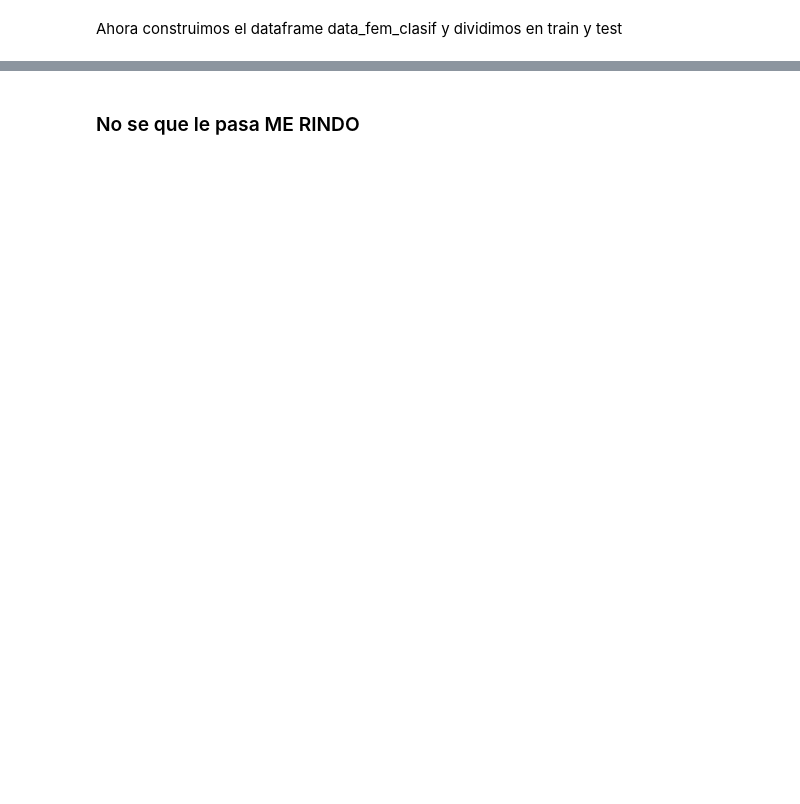
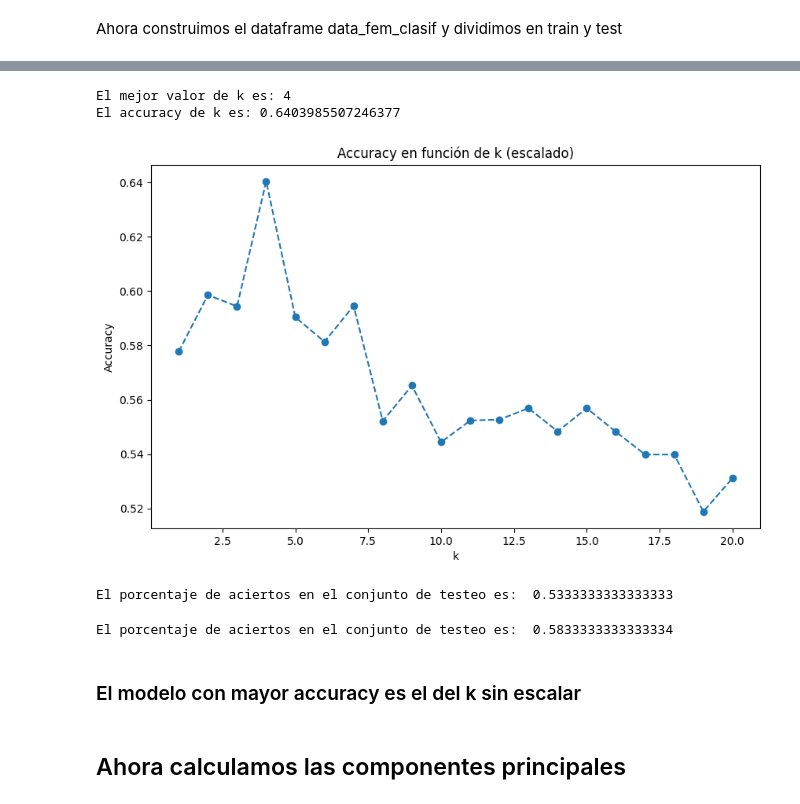
Before and after one commit to Gabrielnm7/LDD-Futbol-Analytics, a Jupyter notebook: Analysis.ipynb, the cells around one changed output, grey strips where cells are left out. Cells and saved outputs as stored; diff of their text form; code cells hidden in the pictures; blank space fills up the shorter version.

```diff
--- a/Analysis.ipynb
+++ b/Analysis.ipynb
@@ -674,2 +657,57 @@ You can try to debug the error by setting error_score='raise'.
-# %% [markdown]
-### No se que le pasa ME RINDO
+# %%
+# Ahora hacemos lo mismo pero escalando los datos
+scaler = StandardScaler()
+X_train_scaled = scaler.fit_transform(X_train)
+X_test_scaled = scaler.transform(X_test)
+
+resultados = []
+for k in range(1, 21):
+    modelo = KNeighborsClassifier(n_neighbors=k)
+    resultados.append(cross_val_score(modelo, X_train_scaled, y_train, cv=kfold, scoring="accuracy").mean())
+
+# Encuentra el valor de k con el puntaje más alto
+best_k = np.argmax(resultados) + 1
+print("El mejor valor de k es:", best_k)
+print("El accuracy de k es:", resultados[best_k-1])
+
+# Graficamos los resultados
+plt.figure(figsize=(10, 6))
+plt.plot(range(1, 21), resultados, marker="o", linestyle="--")
+plt.xlabel("k")
+plt.ylabel("Accuracy")
+plt.title("Accuracy en función de k (escalado)")
+plt.show()
+# %% [output]
+El mejor valor de k es: 4
+El accuracy de k es: 0.6403985507246377
+[figure, added]
+# %%
+# Entrenamos el modelo con el mejor k
+modelo = KNeighborsClassifier(n_neighbors=4)
+modelo.fit(X_train_scaled, y_train)
+
+# Predecimos en el conjunto de test
+y_pred = modelo.predict(X_test_scaled)
+
+# Calculamos la exactitud
+from sklearn.metrics import accuracy_score
+print("El porcentaje de aciertos en el conjunto de testeo es: ",accuracy_score(y_test, y_pred))
+# %% [output]
+El porcentaje de aciertos en el conjunto de testeo es:  0.5333333333333333
+# %%
+# Entrenamos el modelo con el mejor k sin escalar
+modelo = KNeighborsClassifier(n_neighbors=5)
+modelo.fit(X_train, y_train)
+
+# Predecimos en el conjunto de test
+y_pred = modelo.predict(X_test)
+
+# Calculamos la exactitud
+from sklearn.metrics import accuracy_score
+print("El porcentaje de aciertos en el conjunto de testeo es: ",accuracy_score(y_test, y_pred))
+# %% [output]
+El porcentaje de aciertos en el conjunto de testeo es:  0.5833333333333334
+# %% [markdown]
+### El modelo con mayor accuracy es el del k sin escalar
+# %% [markdown]
+## Ahora calculamos las componentes principales
```
Also changed, not shown: parts of 12 cells of this notebook.
